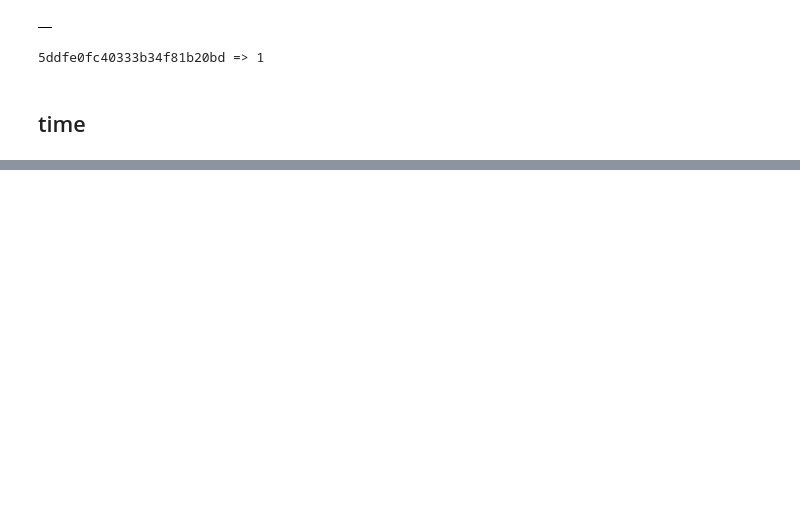
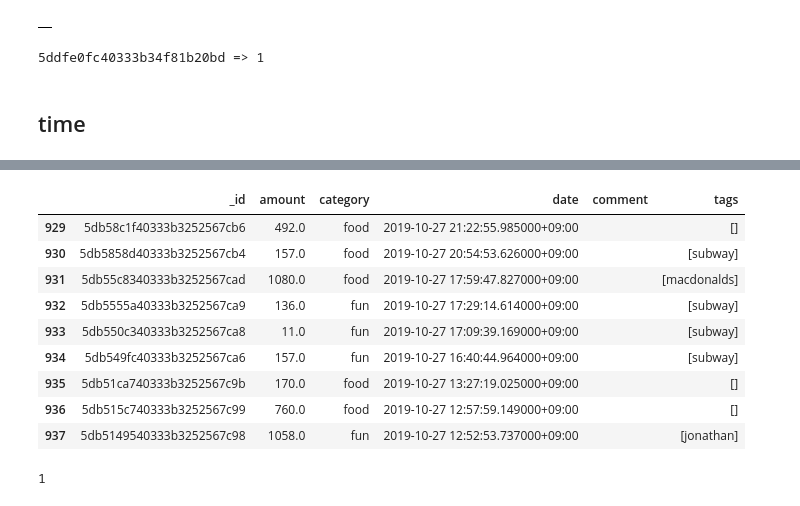
Before and after one commit to nailbiter/for, a Jupyter notebook: forjupiter/2020-07-01-trello-makeup.ipynb, the cells around one changed output, grey strips where cells are left out. Saved outputs shown, nothing was run; the diff lists cells and outputs as text; code cells hidden in the pictures; blank space fills up the shorter version.

Commit message:
fix mongo

```diff
--- a/forjupiter/2020-07-01-trello-makeup.ipynb
+++ b/forjupiter/2020-07-01-trello-makeup.ipynb
@@ -118,0 +149,3 @@ time_df = pd.DataFrame([r for r in timecoll.find().sort("date",pymongo.DESCENDIN
+# %%
+from bson.objectid import ObjectId
+client.logistics["alex.time"].update_one({"_id":ObjectId("5df6c90040333b73158fea46")},{"$set":{"category":"logistics"}})
@@ -118,0 +156,5 @@ time_df = pd.DataFrame([r for r in timecoll.find().sort("date",pymongo.DESCENDIN
+# %%
+import pandas as pd
+moneycoll = client.logistics["alex.money"].with_options(codec_options=CodecOptions(tz_aware=True,tzinfo=timezone('Asia/Tokyo')))
+money_df = pd.DataFrame([r for r in moneycoll.find().sort("date",pymongo.DESCENDING)])
+money_df.head()
@@ -118,0 +168,20 @@ time_df = pd.DataFrame([r for r in timecoll.find().sort("date",pymongo.DESCENDIN
+# %%
+from datetime import date
+money_df[[d.date()==date(2019,10,27) for d in money_df["date"] ]]
+# %% [output]
+|  | _id | amount | category | date | comment | tags |
+| 929 | 5db58c1f40333b3252567cb6 | 492.0 | food | 2019-10-27 21:22:55.985000+09:00 |  | [] |
+| 930 | 5db5858d40333b3252567cb4 | 157.0 | food | 2019-10-27 20:54:53.626000+09:00 |  | [subway] |
+| 931 | 5db55c8340333b3252567cad | 1080.0 | food | 2019-10-27 17:59:47.827000+09:00 |  | [macdonalds] |
+| 932 | 5db5555a40333b3252567ca9 | 136.0 | fun | 2019-10-27 17:29:14.614000+09:00 |  | [subway] |
+| 933 | 5db550c340333b3252567ca8 | 11.0 | fun | 2019-10-27 17:09:39.169000+09:00 |  | [subway] |
+| 934 | 5db549fc40333b3252567ca6 | 157.0 | fun | 2019-10-27 16:40:44.964000+09:00 |  | [subway] |
+| 935 | 5db51ca740333b3252567c9b | 170.0 | food | 2019-10-27 13:27:19.025000+09:00 |  | [] |
+| 936 | 5db515c740333b3252567c99 | 760.0 | food | 2019-10-27 12:57:59.149000+09:00 |  | [] |
+| 937 | 5db5149540333b3252567c98 | 1058.0 | fun | 2019-10-27 12:52:53.737000+09:00 |  | [jonathan] |
+# %%
+from trello_makeup_common import fix_mongo_record
+for oid in ["5db549fc40333b3252567ca6"]:
+    print(fix_mongo_record(collection_name="alex.money",oid=oid,key="category",value="fun"))
+# %% [output]
+1
```
Also changed, not shown: parts of 7 cells of this notebook, 1 other file.
